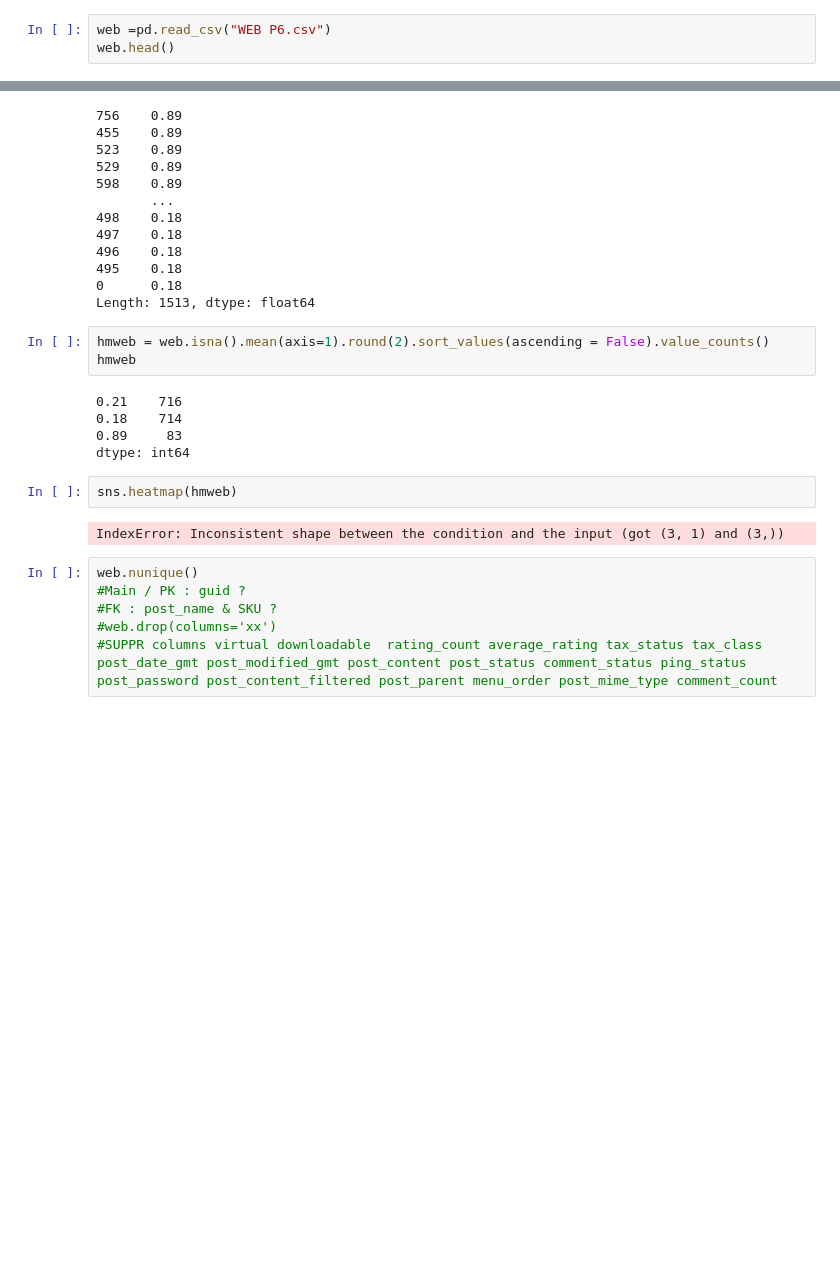
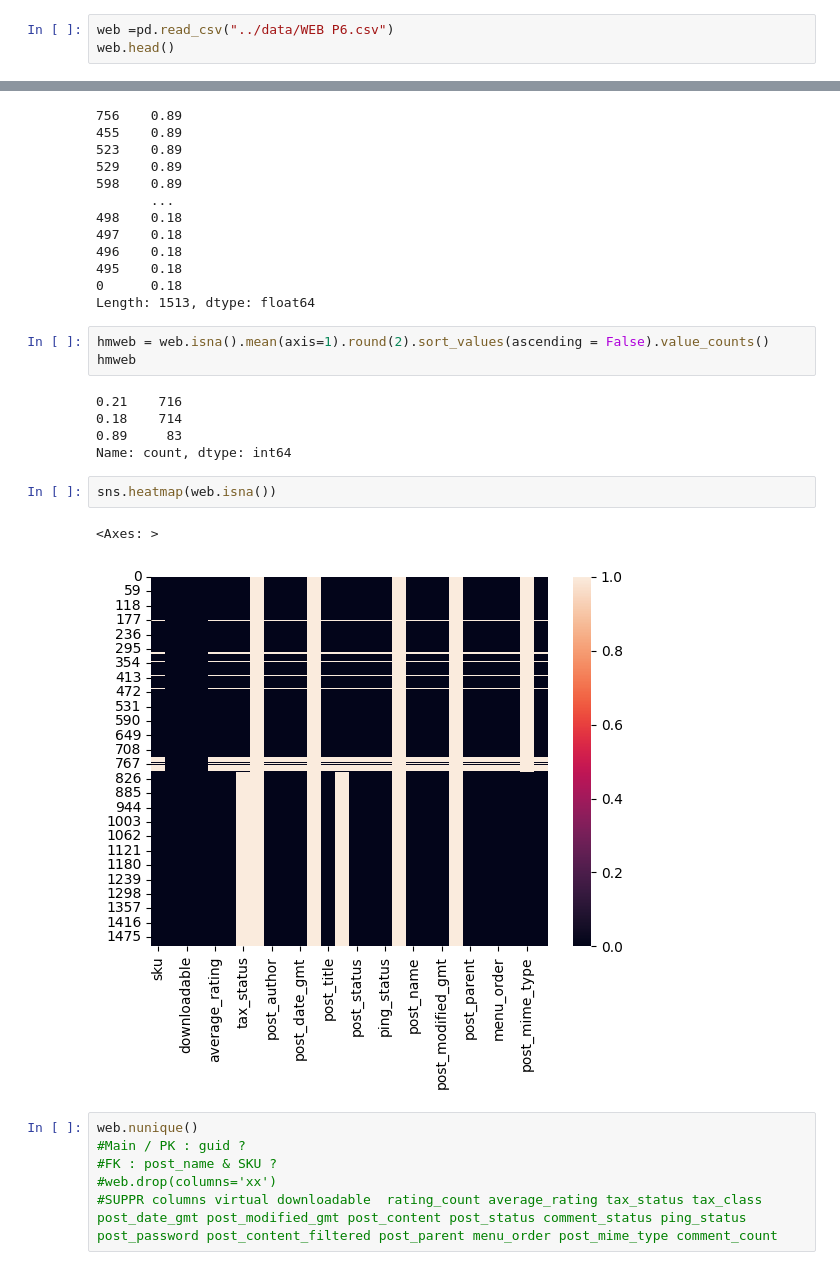
Before and after one commit to Idolrice/projet_6_OC, a Jupyter notebook: notebooks/projet6_V2.ipynb, the cells around one changed output, grey strips where cells are left out. Cells and saved outputs as stored; diff of their text form; blank space fills up the shorter version.

```diff
--- a/notebooks/projet6_V2.ipynb
+++ b/notebooks/projet6_V2.ipynb
@@ -334,5 +307,5 @@ Saving WEB P6.csv to WEB P6.csv
 # %%
-web =pd.read_csv("WEB P6.csv")
+web =pd.read_csv("../data/WEB P6.csv")
 web.head()
 # %% [output]
 |  | sku | virtual | downloadable | rating_count | average_rating | total_sales | tax_status | tax_class | ... |
@@ -499,11 +472,12 @@ hmweb
 0.21    716
 0.18    714
 0.89     83
-dtype: int64
+Name: count, dtype: int64
 # %%
-sns.heatmap(hmweb)
+sns.heatmap(web.isna())
 # %% [output]
-IndexError: Inconsistent shape between the condition and the input (got (3, 1) and (3,))
+<Axes: >
+[figure, added]
 # %%
 web.nunique()
 #Main / PK : guid ?
```
Also changed, not shown: parts of 31 cells of this notebook.
